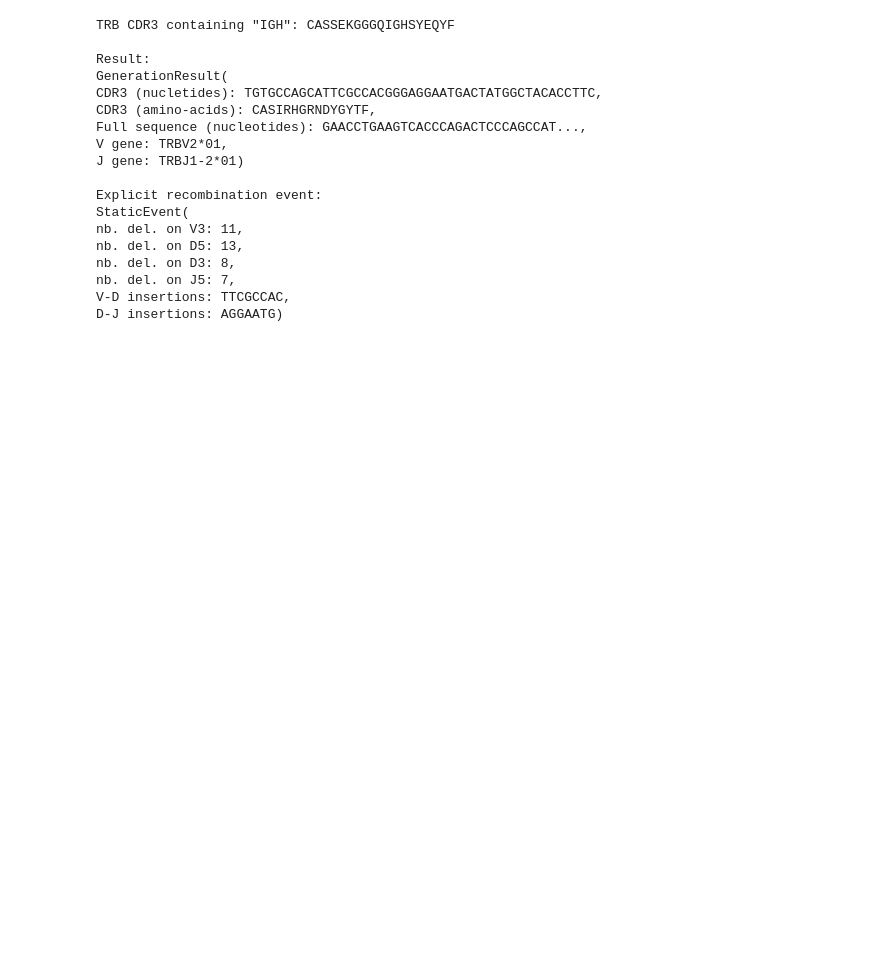
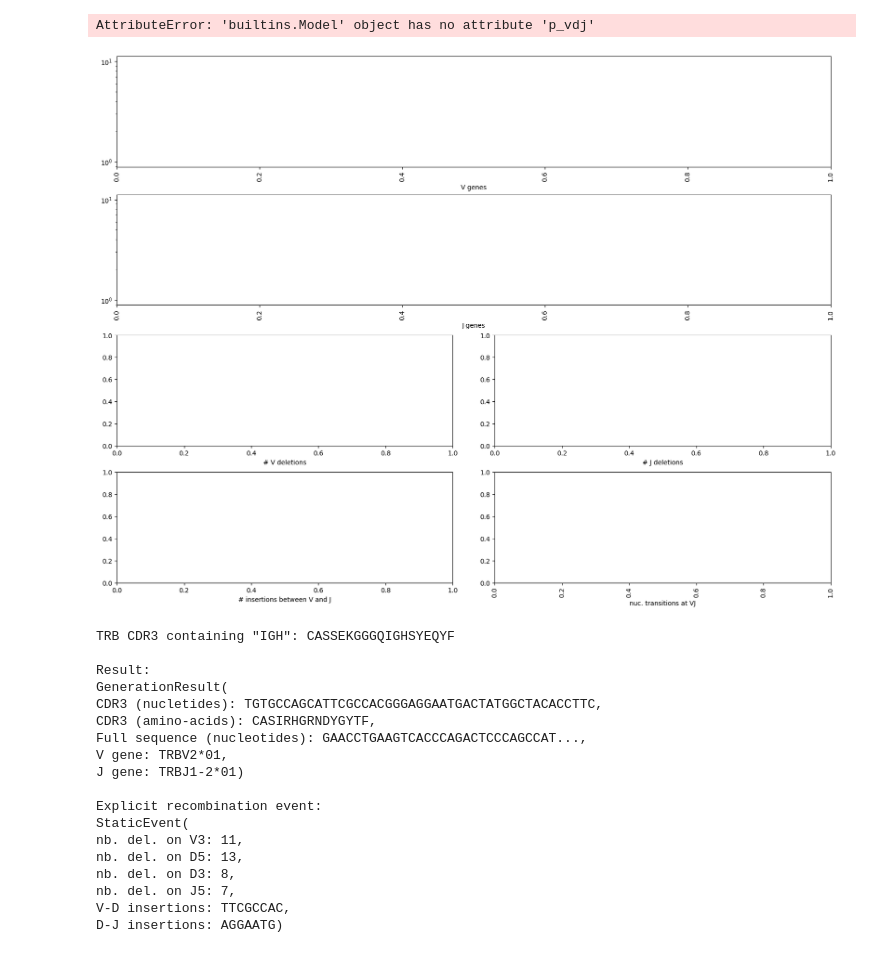
Before and after one commit to Thopic/righor-py, a Jupyter notebook: Examples.ipynb, the cells around one changed output. Cells and saved outputs as stored; diff of their text form; code cells hidden in the pictures; blank space fills up the shorter version.

Commit message:
Added visualisation function

```diff
--- a/Examples.ipynb
+++ b/Examples.ipynb
@@ -8,10 +8,15 @@ from collections import Counter
 import numpy as np
 
 # load the model
-igor_model = righor.load_model("human", "trb")
+igor_model = righor.load_model("human", "tra")
 
 # alternatively, you can load a model from igor files
 # igor_model = righor.load_model_from_files(params.txt, marginals.txt, anchor_v.csv, anchor_j.csv)
+# %%
+fig = righor.plot_vj(igor_model)
+# %% [output]
+AttributeError: 'builtins.Model' object has no attribute 'p_vdj'
+[figure, added]
 # %%
 ## Generate sequences
 
```
Also changed, not shown: parts of 4 cells of this notebook, 1 other file.
